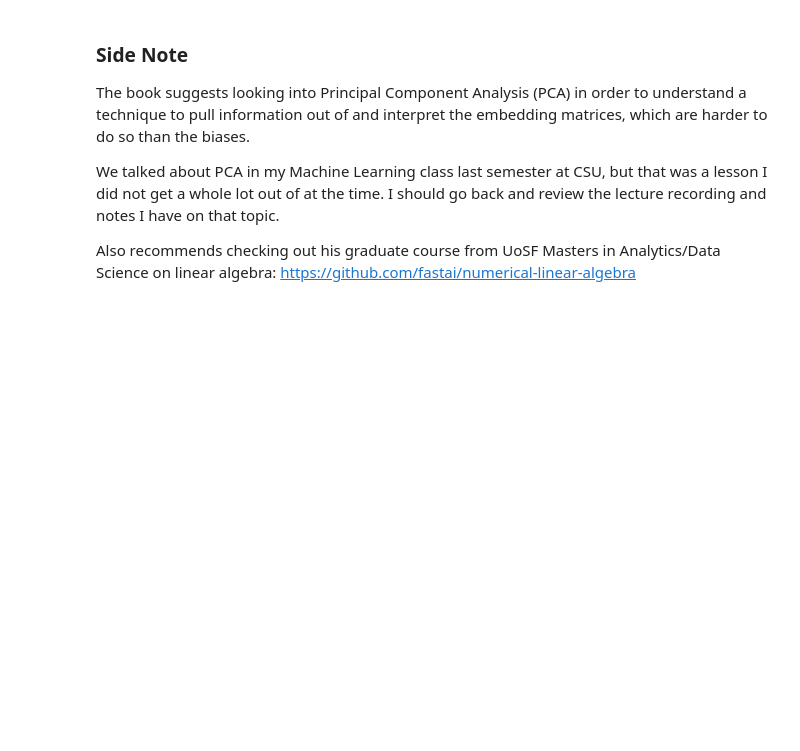
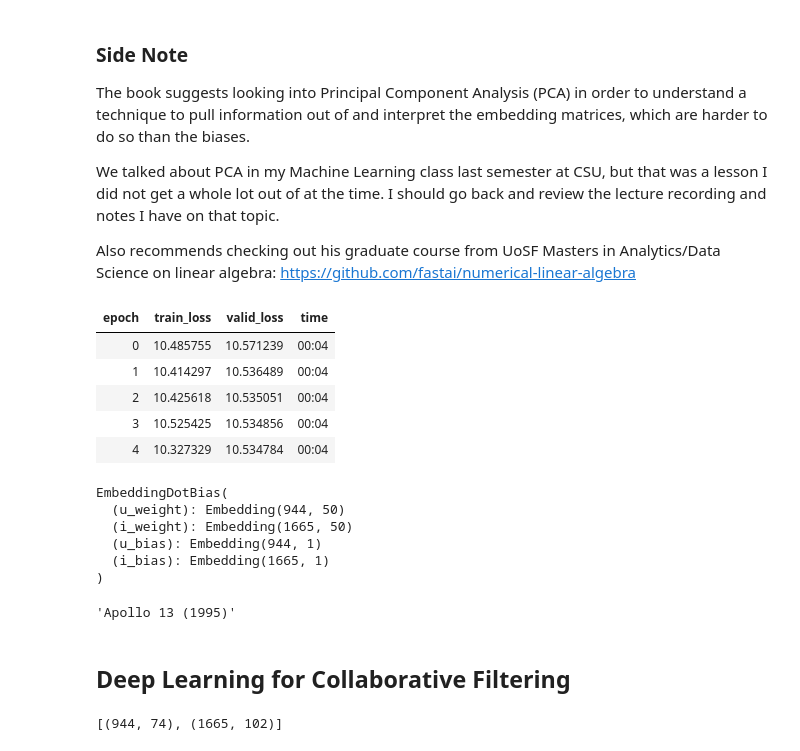
Before and after one commit to ixmorrow/fastai-course-2024, a Jupyter notebook: Notebooks/collaborative-filtering.ipynb, the cells around one changed output. Drawn from its saved outputs; the diff is of its cells as text; code cells hidden in the pictures; blank space fills up the shorter version.

```diff
--- a/Notebooks/collaborative-filtering.ipynb
+++ b/Notebooks/collaborative-filtering.ipynb
@@ -214,3 +220,39 @@ We talked about PCA in my Machine Learning class last semester at CSU, but that
 
 Also recommends checking out his graduate course from UoSF Masters in Analytics/Data Science on linear algebra:
 https://github.com/fastai/numerical-linear-algebra
+# %%
+learn = collab_learner(dls, n_factors=50, y_range=(0, 0.5))
+# %%
+learn.fit_one_cycle(5, 5e-3, wd=0.1)
+# %% [output]
+| epoch | train_loss | valid_loss | time |
+| 0 | 10.485755 | 10.571239 | 00:04 |
+| 1 | 10.414297 | 10.536489 | 00:04 |
+| 2 | 10.425618 | 10.535051 | 00:04 |
+| 3 | 10.525425 | 10.534856 | 00:04 |
+| 4 | 10.327329 | 10.534784 | 00:04 |
+# %%
+learn.model
+# %% [output]
+EmbeddingDotBias(
+  (u_weight): Embedding(944, 50)
+  (i_weight): Embedding(1665, 50)
+  (u_bias): Embedding(944, 1)
+  (i_bias): Embedding(1665, 1)
+)
+# %%
+# use embedding vector distance to find most similar movie to Silence of the Lambs
+movie_factors = learn.model.i_weight.weight
+idx = dls.classes['title'].o2i['Silence of the Lambs, The (1991)']
+distances = nn.CosineSimilarity(dim=1)(movie_factors, movie_factors[idx][None])
+idx = distances.argsort(descending=True)[1]
+dls.classes['title'][idx]
+# %% [output]
+'Apollo 13 (1995)'
+# %% [markdown]
+## Deep Learning for Collaborative Filtering
+# %%
+embs = get_emb_sz(dls)
+embs
+# %% [output]
+[(944, 74), (1665, 102)]
```
Also changed, not shown: parts of 9 cells of this notebook, 1 other file.
